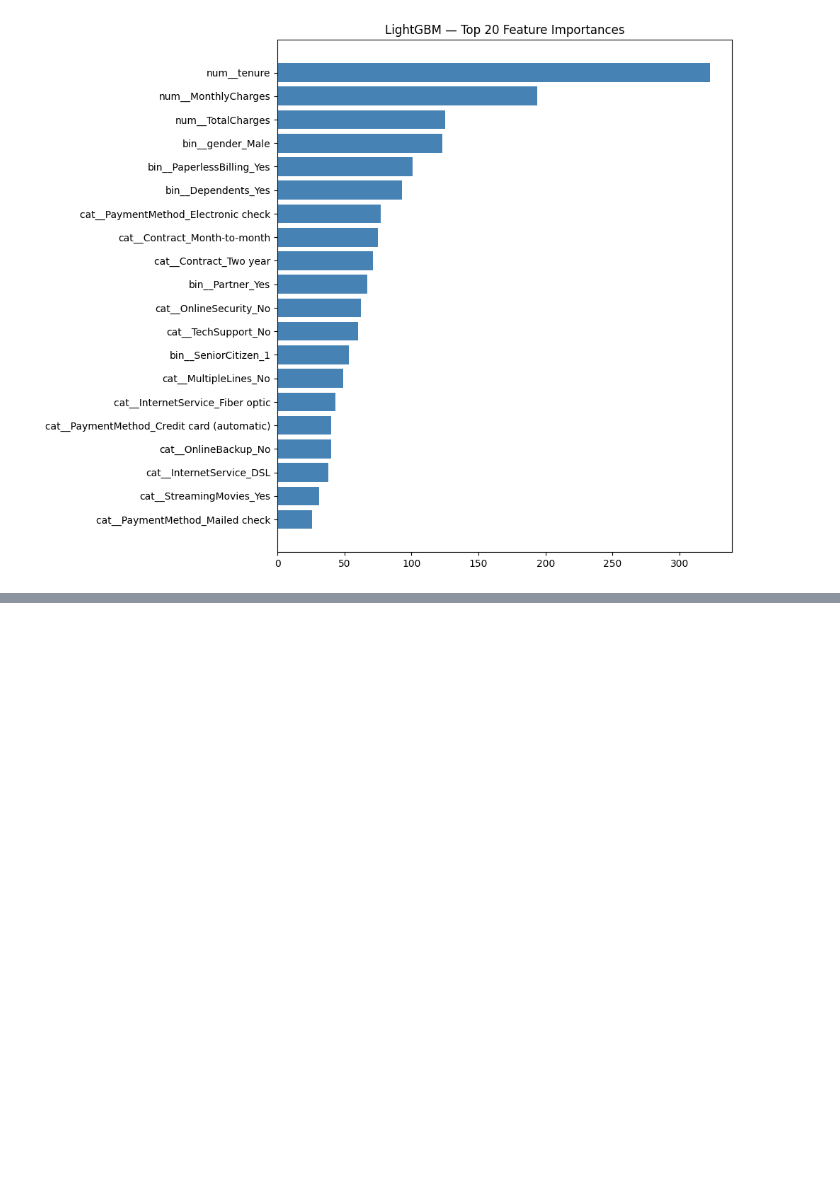
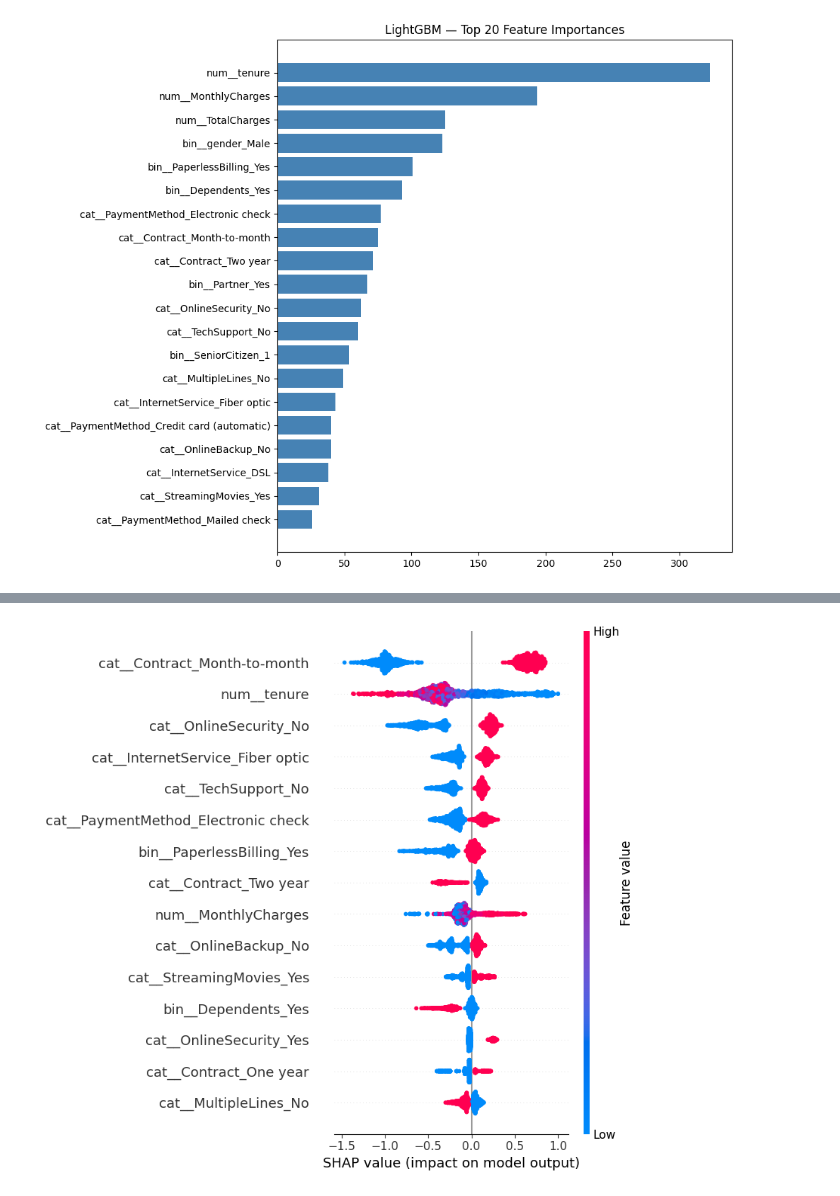
Before and after one commit to adityandandia/ml-from-scratch, a Jupyter notebook: Tabular ML/churn_eda.ipynb, the cells around one changed output, grey strips where cells are left out. Saved outputs shown, nothing was run; the diff lists cells and outputs as text; code cells hidden in the pictures; blank space fills up the shorter version.

```diff
--- a/Tabular ML/churn_eda.ipynb
+++ b/Tabular ML/churn_eda.ipynb
@@ -582,0 +640,24 @@ plt.show()
+# %%
+import shap
+
+# Extract fitted LightGBM from pipeline
+fitted_lgbm = best_model.named_steps['model']
+preprocessor_fitted = best_model.named_steps['preprocessor']
+
+# Transform test data
+X_test_processed = preprocessor_fitted.transform(X_test)
+feature_names = preprocessor_fitted.get_feature_names_out()
+
+# SHAP explainer
+explainer = shap.TreeExplainer(fitted_lgbm)
+shap_values = explainer.shap_values(X_test_processed)
+
+# Fix: pass shap_values directly as it's already for the positive class
+shap.summary_plot(
+    shap_values,
+    X_test_processed,
+    feature_names=feature_names,
+    max_display=15
+)
+# %% [output]
+[figure, added]
```
Also changed, not shown: parts of 4 cells of this notebook, 1 other file.
